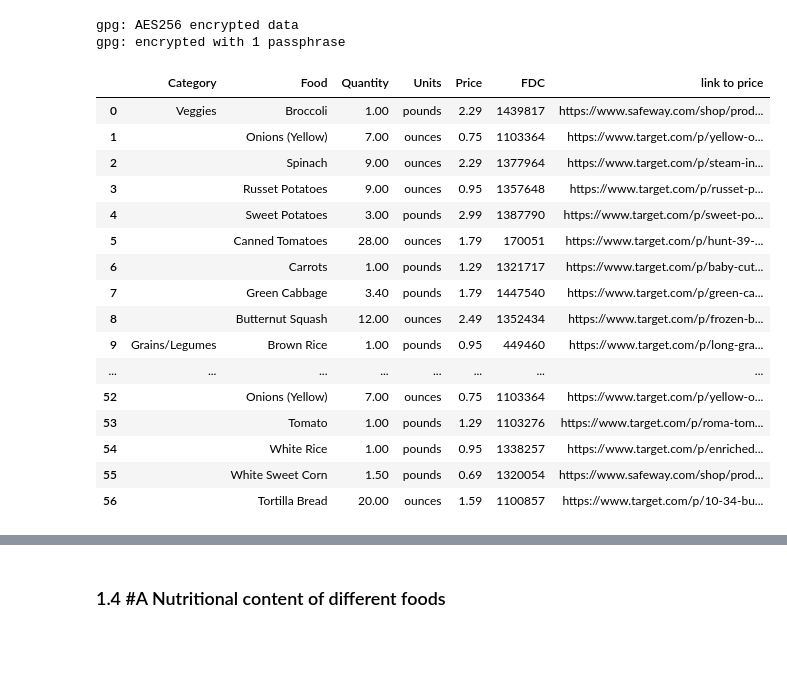
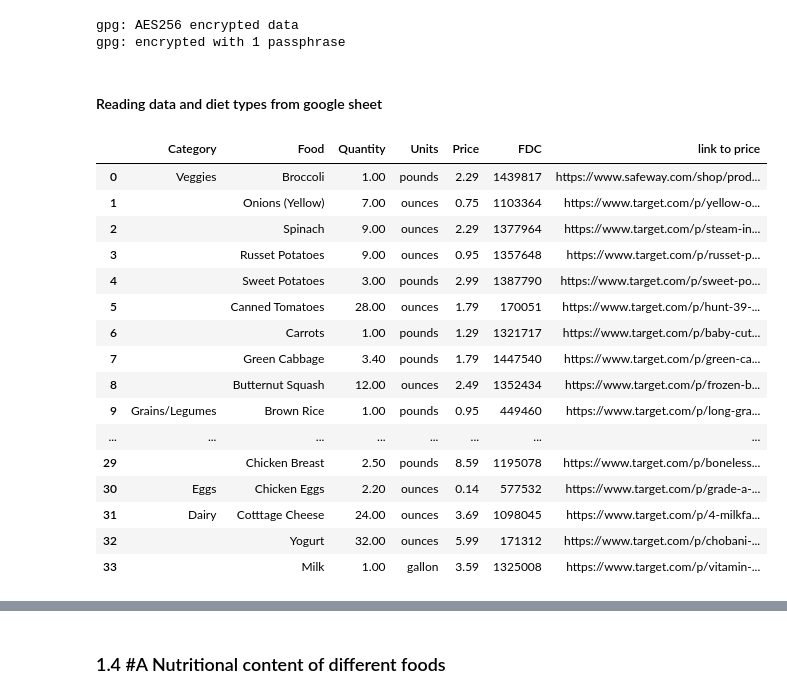
Before and after one commit to Avery-Joseph-Byrne/project2_casimir_funk, a Jupyter notebook: project2.ipynb, the cells around one changed output, grey strips where cells are left out. Drawn from its saved outputs; the diff is of its cells as text; code cells hidden in the pictures; blank space fills up the shorter version.

```diff
--- a/project2.ipynb
+++ b/project2.ipynb
@@ -102,29 +102,34 @@ sheet_url = "https://docs.google.com/spreadsheets/d/1XqnsamAhXq2xnktB_rJ8h8ovvpF
 # %% [output]
 gpg: AES256 encrypted data
 gpg: encrypted with 1 passphrase
+# %% [markdown]
+#### Reading data and diet types from google sheet
+# %%
+# sheet: diet type
+diet_type = 'omnivore'
 # %%
 from eep153_tools import read_sheets
 
 # Accessing google sheets and convert to pandas.dataframe
-data = read_sheets(key=sheet_url, json_creds=serviceacct[user], sheet="master")
+data = read_sheets(key=sheet_url, json_creds=serviceacct[user], sheet=diet_type)
 headers = data.iloc[0]
 df  = pd.DataFrame(data.values[1:], columns=headers)
 df
 # %% [output]
 |  | Category | Food | Quantity | Units | Price | FDC | link to price |
 | 0 | Veggies | Broccoli | 1.00 | pounds | 2.29 | 1439817 | https://www.safeway.com/shop/prod... |
 | 1 |  | Onions (Yellow) | 7.00 | ounces | 0.75 | 1103364 | https://www.target.com/p/yellow-o... |
 | 2 |  | Spinach | 9.00 | ounces | 2.29 | 1377964 | https://www.target.com/p/steam-in... |
 | 3 |  | Russet Potatoes | 9.00 | ounces | 0.95 | 1357648 | https://www.target.com/p/russet-p... |
 | 4 |  | Sweet Potatoes | 3.00 | pounds | 2.99 | 1387790 | https://www.target.com/p/sweet-po... |
 | 5 |  | Canned Tomatoes | 28.00 | ounces | 1.79 | 170051 | https://www.target.com/p/hunt-39-... |
 | 6 |  | Carrots | 1.00 | pounds | 1.29 | 1321717 | https://www.target.com/p/baby-cut... |
 | 7 |  | Green Cabbage | 3.40 | pounds | 1.79 | 1447540 | https://www.target.com/p/green-ca... |
 | 8 |  | Butternut Squash | 12.00 | ounces | 2.49 | 1352434 | https://www.target.com/p/frozen-b... |
 | 9 | Grains/Legumes | Brown Rice | 1.00 | pounds | 0.95 | 449460 | https://www.target.com/p/long-gra... |
 | ... | ... | ... | ... | ... | ... | ... | ... |
-| 52 |  | Onions (Yellow) | 7.00 | ounces | 0.75 | 1103364 | https://www.target.com/p/yellow-o... |
-| 53 |  | Tomato | 1.00 | pounds | 1.29 | 1103276 | https://www.target.com/p/roma-tom... |
-| 54 |  | White Rice | 1.00 | pounds | 0.95 | 1338257 | https://www.target.com/p/enriched... |
-| 55 |  | White Sweet Corn | 1.50 | pounds | 0.69 | 1320054 | https://www.safeway.com/shop/prod... |
-| 56 |  | Tortilla Bread | 20.00 | ounces | 1.59 | 1100857 | https://www.target.com/p/10-34-bu... |
+| 29 |  | Chicken Breast | 2.50 | pounds | 8.59 | 1195078 | https://www.target.com/p/boneless... |
+| 30 | Eggs | Chicken Eggs | 2.20 | ounces | 0.14 | 577532 | https://www.target.com/p/grade-a-... |
+| 31 | Dairy | Cotttage Cheese | 24.00 | ounces | 3.69 | 1098045 | https://www.target.com/p/4-milkfa... |
+| 32 |  | Yogurt | 32.00 | ounces | 5.99 | 171312 | https://www.target.com/p/chobani-... |
+| 33 |  | Milk | 1.00 | gallon | 3.59 | 1325008 | https://www.target.com/p/vitamin-... |
```
Also changed, not shown: parts of 10 cells of this notebook.
